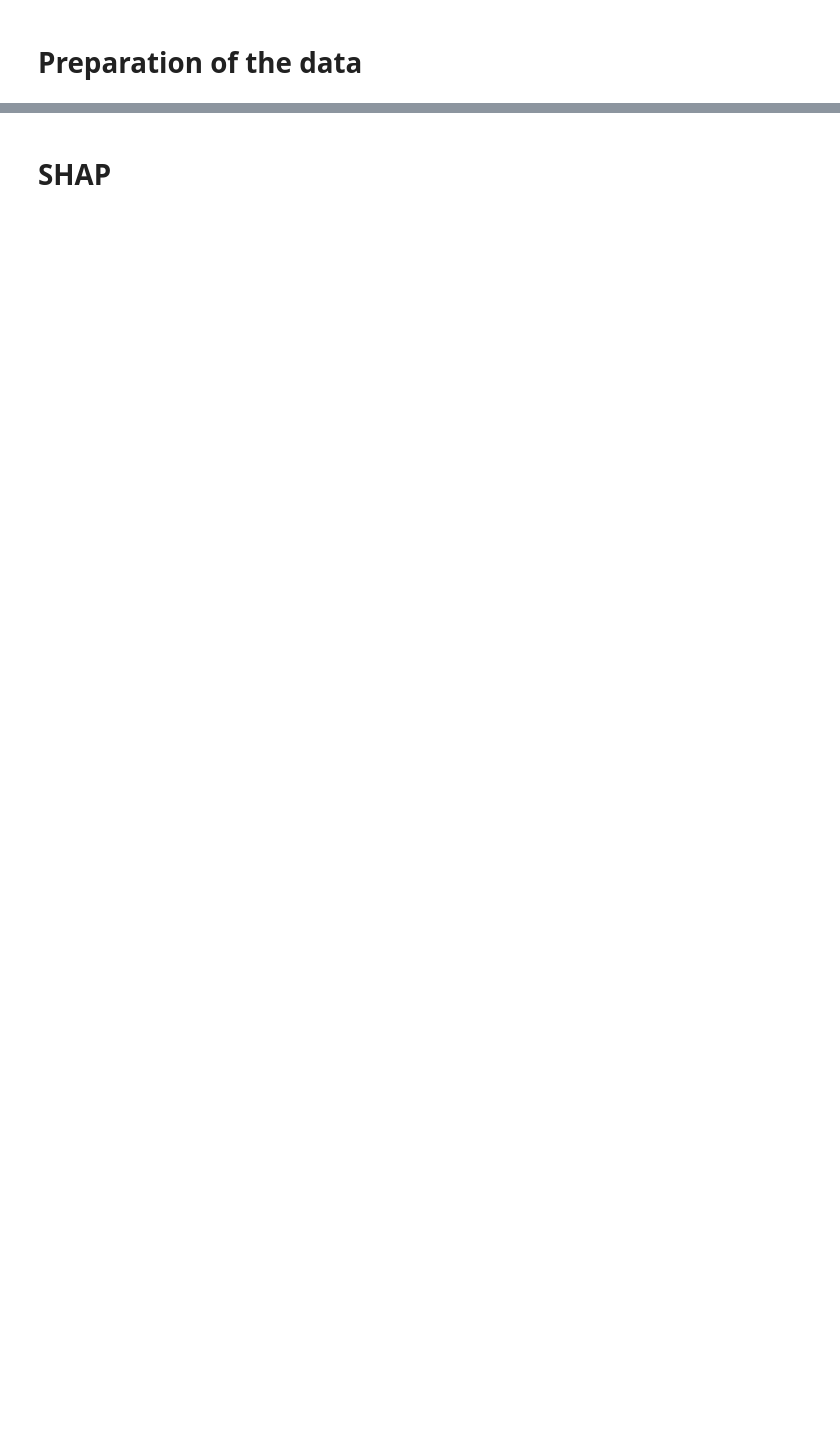
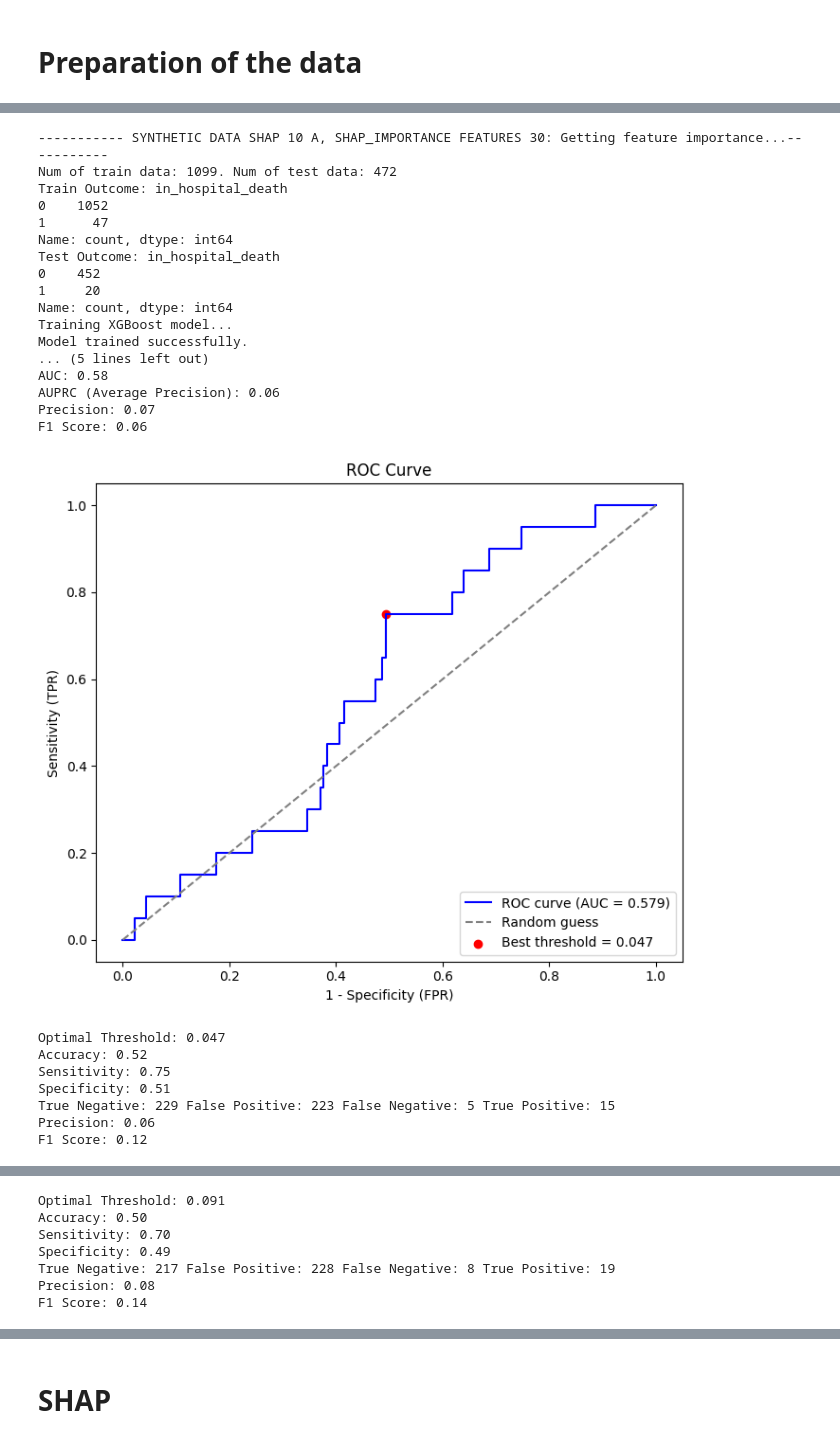
Before and after one commit to mdiezp28/xai-synthetic-health, a Jupyter notebook: notebooks/XGBoost_XAI.ipynb, the cells around one changed output, grey strips where cells are left out. Drawn from its saved outputs; the diff is of its cells as text; code cells hidden in the pictures; blank space fills up the shorter version.

```diff
--- a/notebooks/XGBoost_XAI.ipynb
+++ b/notebooks/XGBoost_XAI.ipynb
@@ -374,0 +148,42 @@ show_feature_importance(feat_imp_top,'preTopFeatureImportance.png')
+# %%
+importlib.reload(XGBoost_XAI)
+syn_shap_10_a = pd.read_csv("C:/Users/maria/Code/master/xai-synthetic-health/dp_cgans/tests/results/output/syn_data_shap_10.csv")
+syn_shap_10_b = pd.read_csv("C:/Users/maria/Code/master/xai-synthetic-health/dp_cgans/tests/results/output/syn_data_shap_10_b.csv")
+print("----------- SYNTHETIC DATA SHAP 10 A, SHAP_IMPORTANCE FEATURES 30: Getting feature importance...-----------")
+feat_imp_df_a, feat_imp_grouped_a, feat_imp_shap_a, feat_imp_shap_gr_a = XGBoost_XAI.get_feature_importance(
+    syn_shap_10_a,
+    "C:/Users/maria/Code/master/xai-synthetic-health/dp_cgans/tests/results/img/10_shap/",
+    'syn_shap_10_a'
+)
+print("----------- SYNTHETIC DATA SHAP 10 B, SHAP_IMPORTANCE FEATURES 30: Getting feature importance...-----------")
+feat_imp_df_b, feat_imp_grouped_b, feat_imp_shap_b, feat_imp_shap_gr_b = XGBoost_XAI.get_feature_importance(
+    syn_shap_10_b,
+    "C:/Users/maria/Code/master/xai-synthetic-health/dp_cgans/tests/results/img/10_shap/",
+    'syn_shap_10_b'
+)
+# %% [output]
+----------- SYNTHETIC DATA SHAP 10 A, SHAP_IMPORTANCE FEATURES 30: Getting feature importance...-----------
+Num of train data: 1099. Num of test data: 472
+Train Outcome: in_hospital_death
+0    1052
+1      47
+Name: count, dtype: int64
+Test Outcome: in_hospital_death
+0    452
+1     20
+Name: count, dtype: int64
+Training XGBoost model...
+Model trained successfully.
+... (5 lines left out)
+AUC: 0.58
+AUPRC (Average Precision): 0.06
+Precision: 0.07
+F1 Score: 0.06
+[figure, added]
+Optimal Threshold: 0.047
+Accuracy: 0.52
+Sensitivity: 0.75
+Specificity: 0.51
+True Negative: 229 False Positive: 223 False Negative: 5 True Positive: 15
+Precision: 0.06
+F1 Score: 0.12
@@ -374,0 +212,7 @@ show_feature_importance(feat_imp_top,'preTopFeatureImportance.png')
+Optimal Threshold: 0.091
+Accuracy: 0.50
+Sensitivity: 0.70
+Specificity: 0.49
+True Negative: 217 False Positive: 228 False Negative: 8 True Positive: 19
+Precision: 0.08
+F1 Score: 0.14
```
Also changed, not shown: parts of 71 cells of this notebook, 3 other files.
